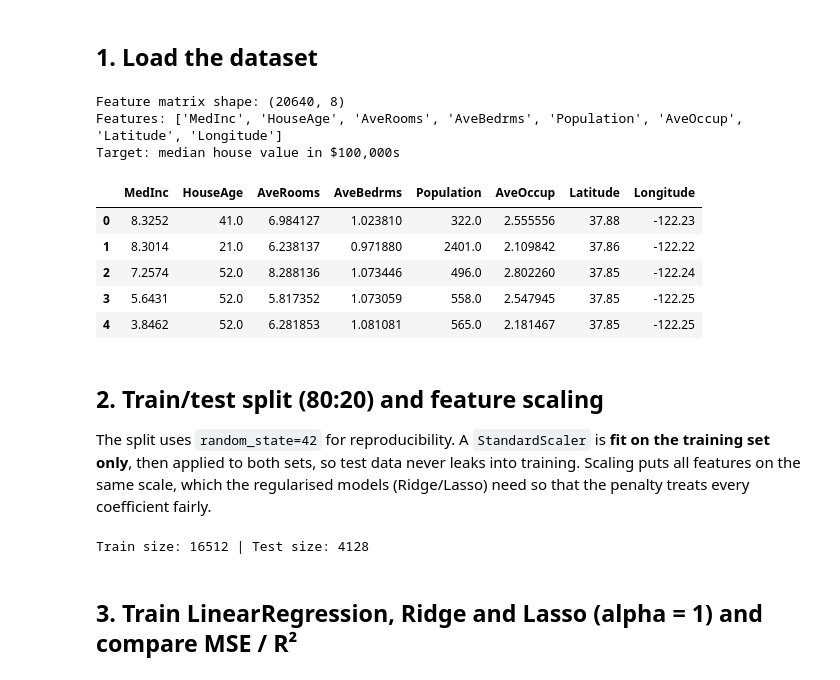
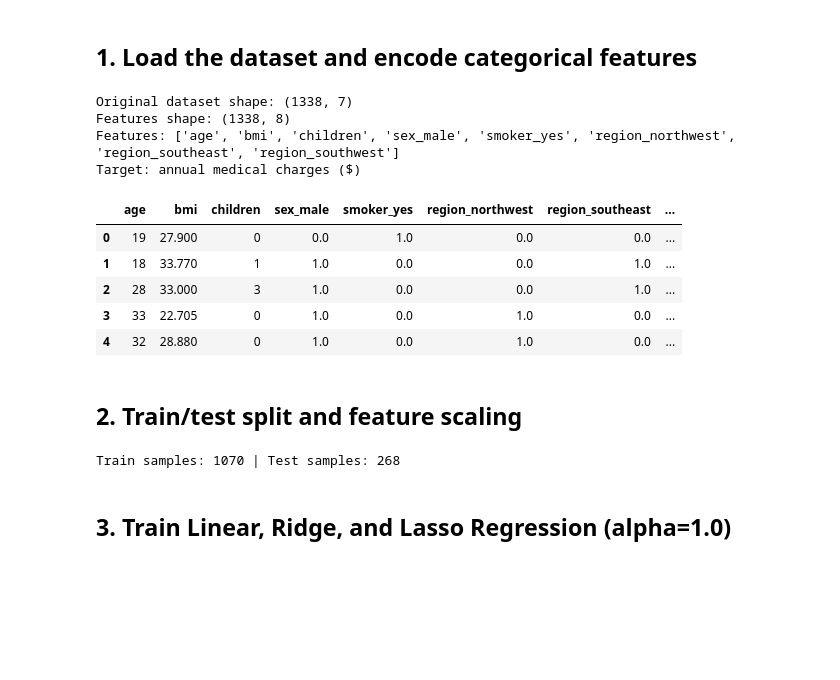
Before and after one commit to omkarbg100/dsa-practical, a Jupyter notebook: notebooks/exp03_regression.ipynb, the cells around one changed output. Cells and saved outputs as stored; diff of their text form; code cells hidden in the pictures; blank space fills up the shorter version.

```diff
--- a/notebooks/exp03_regression.ipynb
+++ b/notebooks/exp03_regression.ipynb
@@ -18,61 +18,68 @@ from pathlib import Path
 import matplotlib.pyplot as plt
 import numpy as np
 import pandas as pd
-from sklearn.datasets import fetch_california_housing
 from sklearn.linear_model import Lasso, LinearRegression, Ridge
 from sklearn.metrics import mean_squared_error, r2_score
 from sklearn.model_selection import train_test_split
 from sklearn.preprocessing import StandardScaler
 
-RANDOM_STATE = 42
+for candidate in [Path('datasets'), Path('../datasets')]:
+    if candidate.exists():
+        DATA_DIR = candidate
+        break
+else:
+    raise FileNotFoundError('datasets/ folder not found')
 
-for candidate in [Path("outputs"), Path("../outputs")]:
+for candidate in [Path('outputs'), Path('../outputs')]:
     if candidate.exists():
         OUTPUT_DIR = candidate
         break
 
-RES_DIR = OUTPUT_DIR / "results"
-FIG_DIR = OUTPUT_DIR / "figures"
+RES_DIR = OUTPUT_DIR / 'results'
+FIG_DIR = OUTPUT_DIR / 'figures'
 RES_DIR.mkdir(parents=True, exist_ok=True)
 FIG_DIR.mkdir(parents=True, exist_ok=True)
+
+RANDOM_STATE = 42
 # %% [markdown]
-## 1. Load the dataset
+## 1. Load the dataset and encode categorical features
-# %%
-housing = fetch_california_housing()
-X = pd.DataFrame(housing.data, columns=housing.feature_names)
-y = pd.Series(housing.target, name="MedHouseVal")
-
-print("Feature matrix shape:", X.shape)
-print("Features:", housing.feature_names)
-print("Target: median house value in $100,000s")
-X.head()
-# %% [output]
-Feature matrix shape: (20640, 8)
-Features: ['MedInc', 'HouseAge', 'AveRooms', 'AveBedrms', 'Population', 'AveOccup', 'Latitude', 'Longitude']
-Target: median house value in $100,000s
-|  | MedInc | HouseAge | AveRooms | AveBedrms | Population | AveOccup | Latitude | Longitude |
-| 0 | 8.3252 | 41.0 | 6.984127 | 1.023810 | 322.0 | 2.555556 | 37.88 | -122.23 |
-| 1 | 8.3014 | 21.0 | 6.238137 | 0.971880 | 2401.0 | 2.109842 | 37.86 | -122.22 |
-| 2 | 7.2574 | 52.0 | 8.288136 | 1.073446 | 496.0 | 2.802260 | 37.85 | -122.24 |
-| 3 | 5.6431 | 52.0 | 5.817352 | 1.073059 | 558.0 | 2.547945 | 37.85 | -122.25 |
-| 4 | 3.8462 | 52.0 | 6.281853 | 1.081081 | 565.0 | 2.181467 | 37.85 | -122.25 |
-# %% [markdown]
-## 2. Train/test split (80:20) and feature scaling
-
-The split uses `random_state=42` for reproducibility. A `StandardScaler` is **fit on the training set only**, then applied to both sets, so test data never leaks into training. Scaling puts all features on the same scale, which the regularised models (Ridge/Lasso) need so that the penalty treats every coefficient fairly.
+# %%
+df = pd.read_csv(DATA_DIR / 'insurance.csv')
+print('Original dataset shape:', df.shape)
+
+# One-hot encode categorical features
+df_encoded = pd.get_dummies(df, columns=['sex', 'smoker', 'region'], drop_first=True, dtype=float)
+X = df_encoded.drop(columns=['charges'])
+y = df_encoded['charges']
+
+print('Features shape:', X.shape)
+print('Features:', X.columns.tolist())
+print('Target: annual medical charges ($)')
+X.head()
+# %% [output]
+Original dataset shape: (1338, 7)
+Features shape: (1338, 8)
+Features: ['age', 'bmi', 'children', 'sex_male', 'smoker_yes', 'region_northwest', 'region_southeast', 'region_southwest']
+Target: annual medical charges ($)
+|  | age | bmi | children | sex_male | smoker_yes | region_northwest | region_southeast | ... |
+| 0 | 19 | 27.900 | 0 | 0.0 | 1.0 | 0.0 | 0.0 | ... |
+| 1 | 18 | 33.770 | 1 | 1.0 | 0.0 | 0.0 | 1.0 | ... |
+| 2 | 28 | 33.000 | 3 | 1.0 | 0.0 | 0.0 | 1.0 | ... |
+| 3 | 33 | 22.705 | 0 | 1.0 | 0.0 | 1.0 | 0.0 | ... |
+| 4 | 32 | 28.880 | 0 | 1.0 | 0.0 | 1.0 | 0.0 | ... |
+# %% [markdown]
+## 2. Train/test split and feature scaling
 # %%
-X_train, X_test, y_train, y_test = train_test_split(
-    X, y, test_size=0.2, random_state=RANDOM_STATE
-)
+X_train, X_test, y_train, y_test = train_test_split(X, y, test_size=0.2, random_state=RANDOM_STATE)
 
 scaler = StandardScaler()
 X_train_scaled = scaler.fit_transform(X_train)
 X_test_scaled = scaler.transform(X_test)
 
-print(f"Train size: {X_train.shape[0]} | Test size: {X_test.shape[0]}")
+print(f'Train samples: {X_train.shape[0]} | Test samples: {X_test.shape[0]}')
 # %% [output]
-Train size: 16512 | Test size: 4128
+Train samples: 1070 | Test samples: 268
 # %% [markdown]
-## 3. Train LinearRegression, Ridge and Lasso (alpha = 1) and compare MSE / R²
+## 3. Train Linear, Ridge, and Lasso Regression (alpha=1.0)
 # %%
 models = {
```
Also changed, not shown: parts of 11 cells of this notebook, 3 other files.
